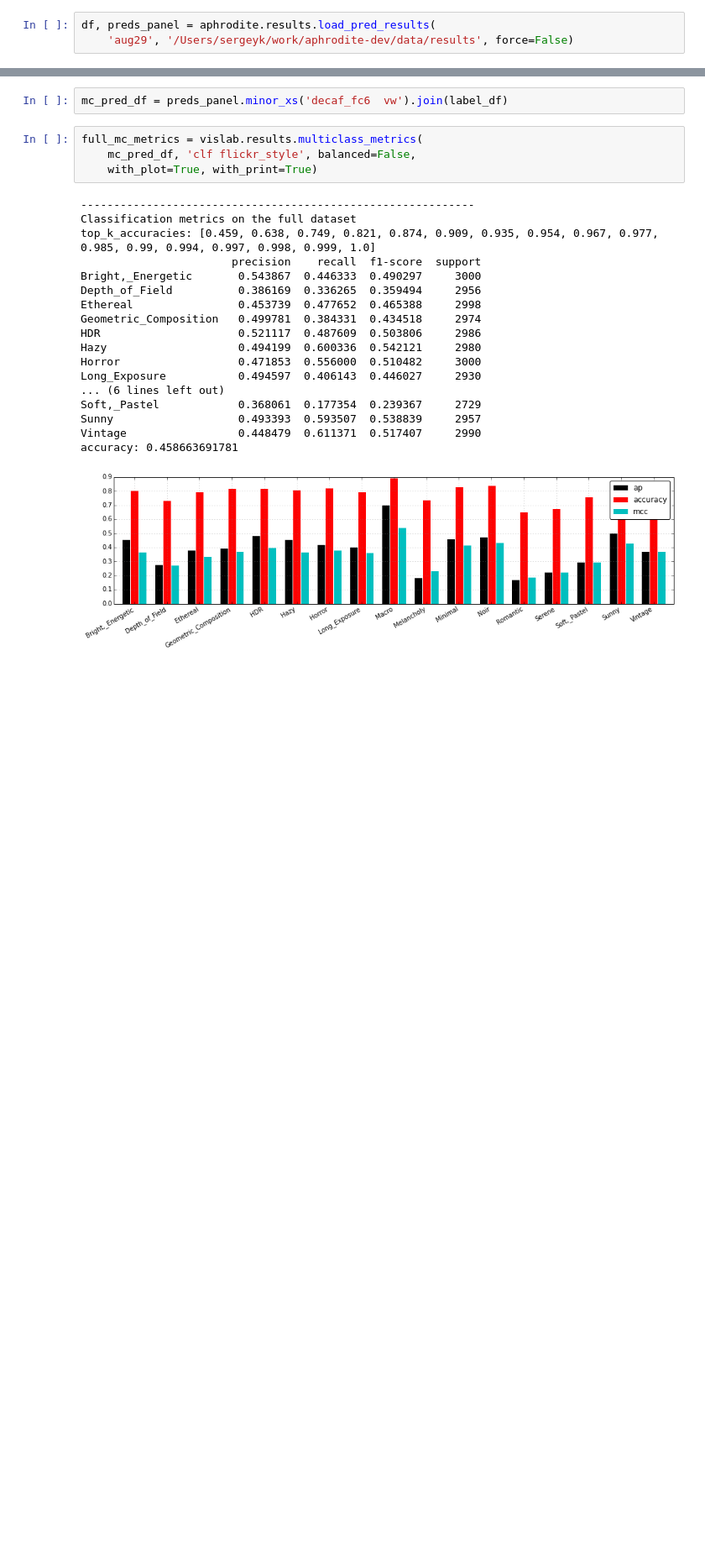
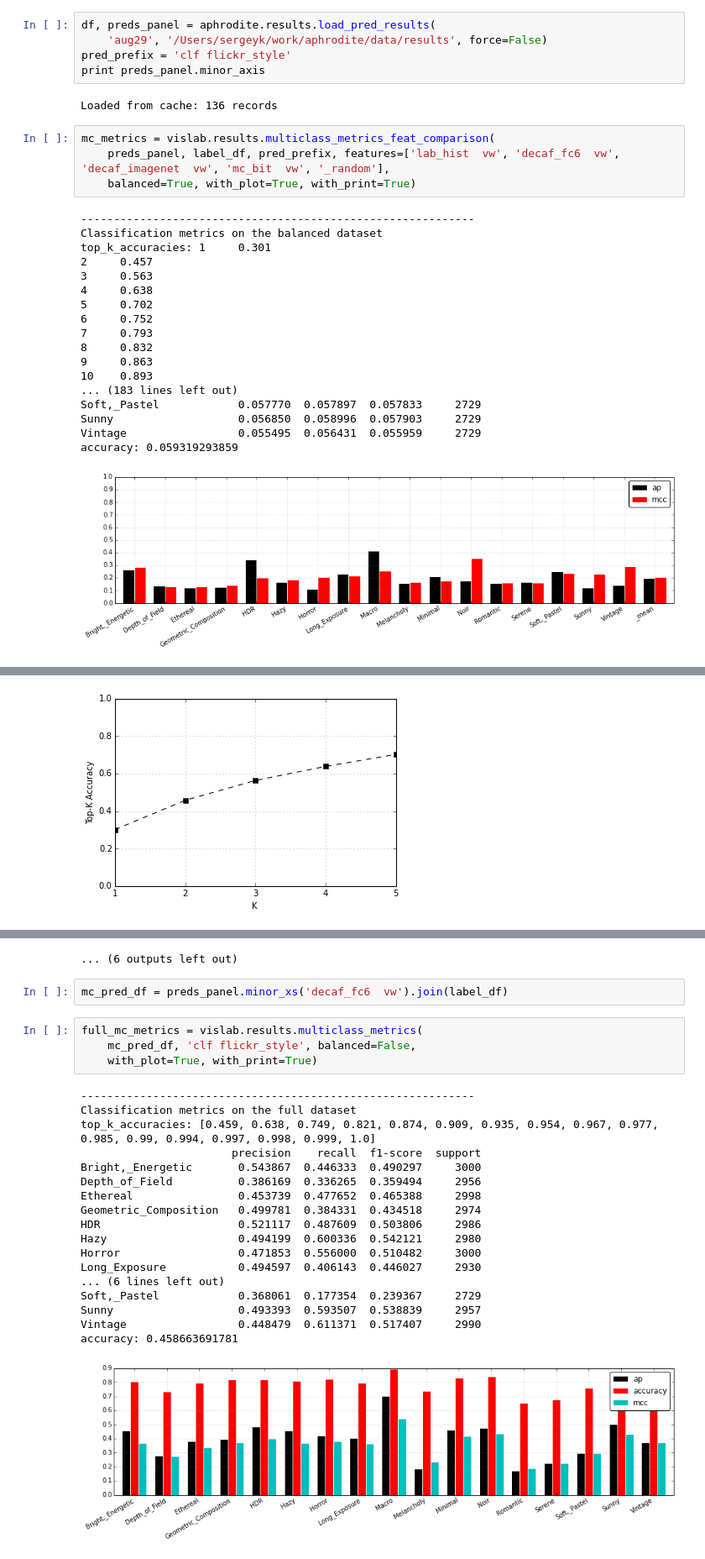
Before and after one commit to sergeyk/vislab, a Jupyter notebook: notebooks/flickr results.ipynb, the cells around one changed output, grey strips where cells are left out. Shown at 84% size. Cells and saved outputs as stored; diff of their text form; blank space fills up the shorter version.

```diff
--- a/notebooks/flickr results.ipynb
+++ b/notebooks/flickr results.ipynb
@@ -11,3 +34,30 @@ label_df = vislab.datasets.flickr.load_flickr_df()
 # %%
 df, preds_panel = aphrodite.results.load_pred_results(
-    'aug29', '/Users/sergeyk/work/aphrodite-dev/data/results', force=False)
+    'aug29', '/Users/sergeyk/work/aphrodite/data/results', force=False)
+pred_prefix = 'clf flickr_style'
+print preds_panel.minor_axis
+# %% [output]
+Loaded from cache: 136 records
+# %%
+mc_metrics = vislab.results.multiclass_metrics_feat_comparison(
+    preds_panel, label_df, pred_prefix, features=['lab_hist  vw', 'decaf_fc6  vw', 'decaf_imagenet  vw', 'mc_bit  vw', '_random'],
+    balanced=True, with_plot=True, with_print=True)
+# %% [output]
+------------------------------------------------------------
+Classification metrics on the balanced dataset
+top_k_accuracies: 1     0.301
+2     0.457
+3     0.563
+4     0.638
+5     0.702
+6     0.752
+7     0.793
+8     0.832
+9     0.863
+10    0.893
+... (183 lines left out)
+Soft,_Pastel            0.057770  0.057897  0.057833     2729
+Sunny                   0.056850  0.058996  0.057903     2729
+Vintage                 0.055495  0.056431  0.055959     2729
+accuracy: 0.059319293859
+[figure, added]
@@ -13,0 +65 @@ df, preds_panel = aphrodite.results.load_pred_results(
+[figure, added]
@@ -14,3 +74,4 @@ df, preds_panel = aphrodite.results.load_pred_results(
+... (6 outputs left out)
 # %%
 mc_pred_df = preds_panel.minor_xs('decaf_fc6  vw').join(label_df)
 # %%
```
Also changed, not shown: parts of 3 cells of this notebook, 6 other files.
